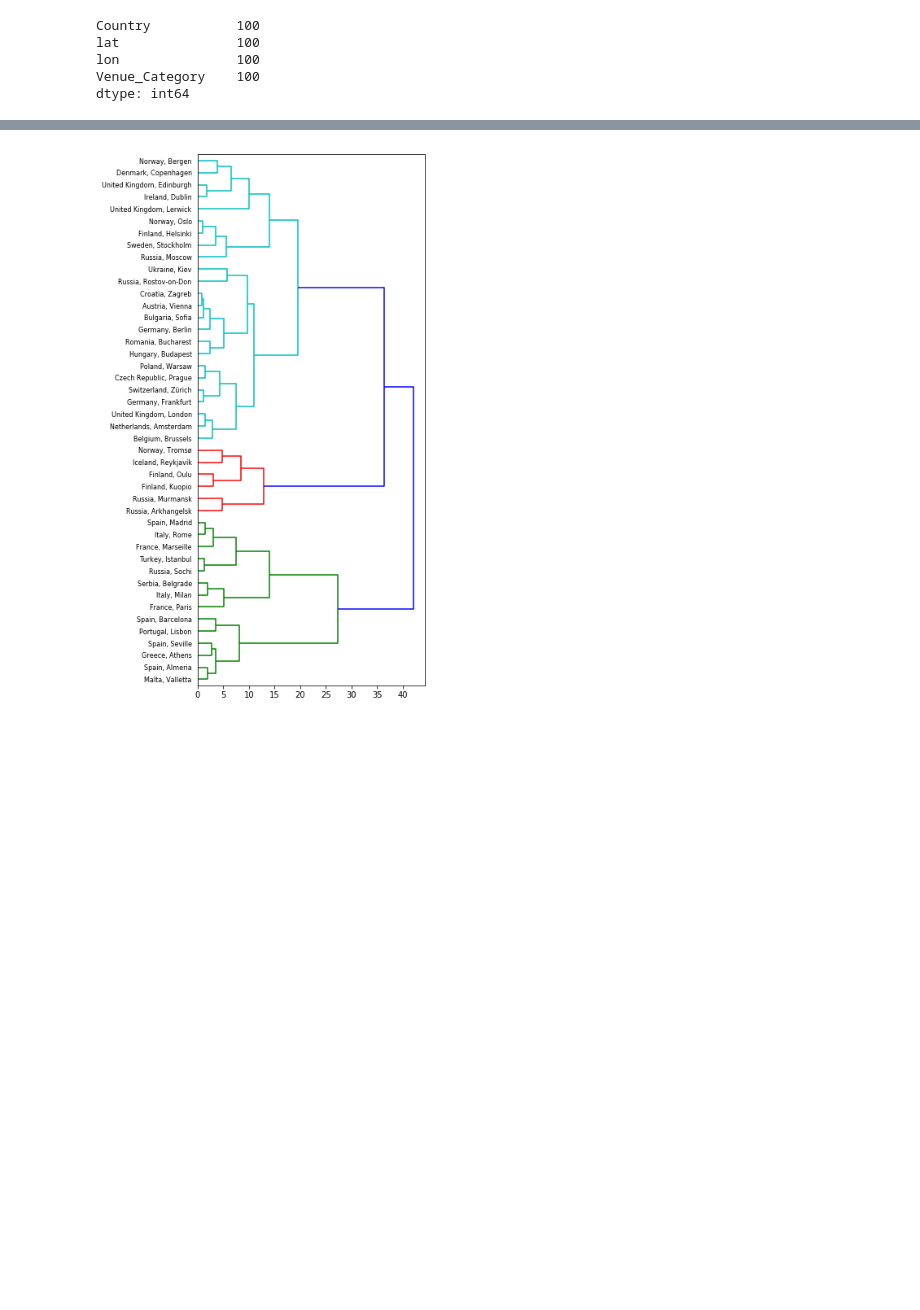
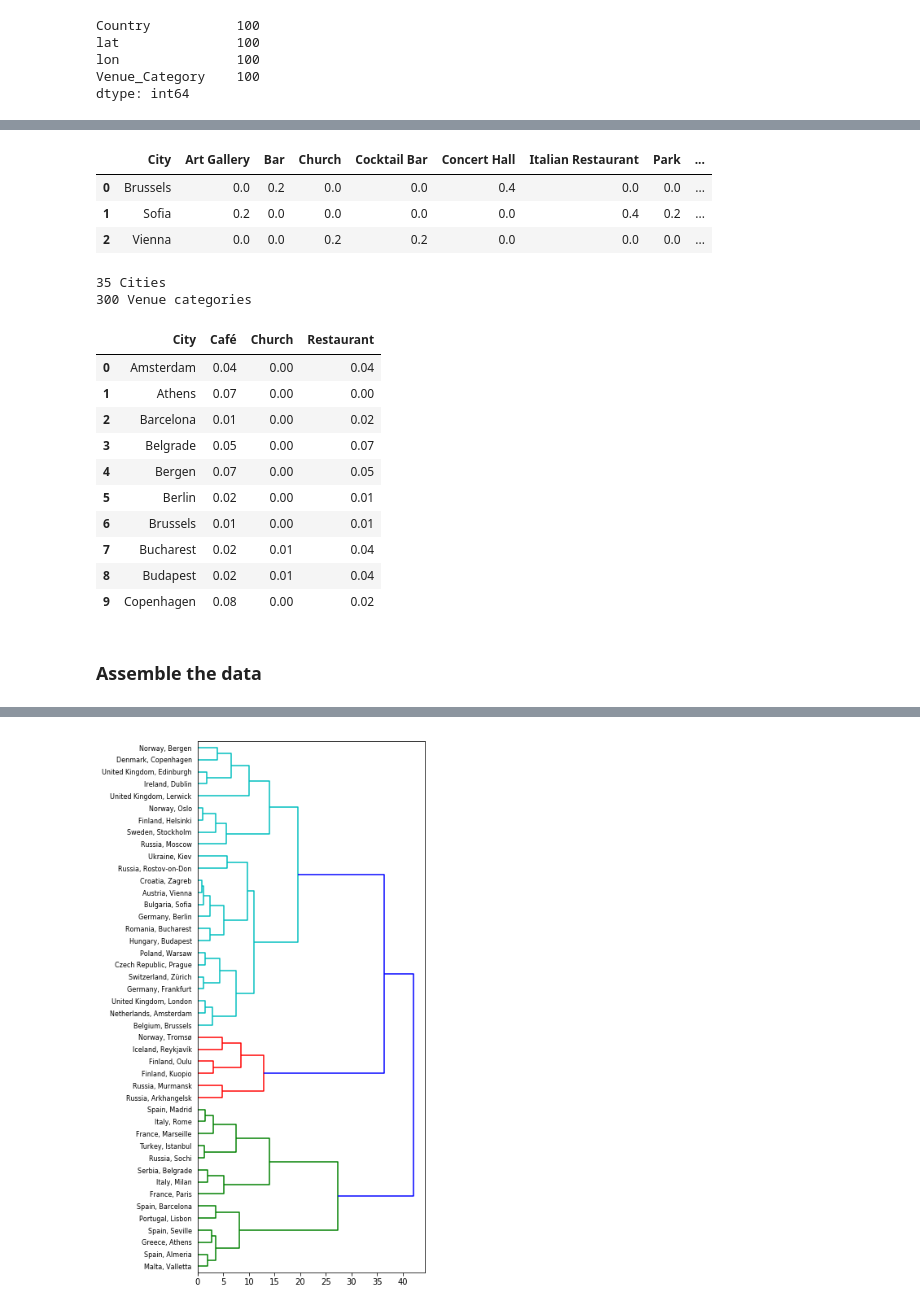
Before and after one commit to rareal/Coursera_Capstone, a Jupyter notebook: Capstone_final_report_code.ipynb, the cells around one changed output, grey strips where cells are left out. Drawn from its saved outputs; the diff is of its cells as text; code cells hidden in the pictures; blank space fills up the shorter version.

```diff
--- a/Capstone_final_report_code.ipynb
+++ b/Capstone_final_report_code.ipynb
@@ -296,0 +289,3 @@ Name: 19, dtype: object
+# %%
+nearby_venues_sel = pd.read_csv('nearby_venues_sel.csv',index_col=0)
+nearby_venues_sel.head()
@@ -296,0 +299,38 @@ Name: 19, dtype: object
+# %%
+# test onehot encoding
+pd.get_dummies(nearby_venues_sel.iloc[np.r_[0:5, 101:106, 201:206],:]\
+               [['City','Venue_Category']].set_index('City'),prefix='',prefix_sep='')\
+                .reset_index().groupby('City').mean().reset_index()
+# %% [output]
+|  | City | Art Gallery | Bar | Church | Cocktail Bar | Concert Hall | Italian Restaurant | Park | ... |
+| 0 | Brussels | 0.0 | 0.2 | 0.0 | 0.0 | 0.4 | 0.0 | 0.0 | ... |
+| 1 | Sofia | 0.2 | 0.0 | 0.0 | 0.0 | 0.0 | 0.4 | 0.2 | ... |
+| 2 | Vienna | 0.0 | 0.0 | 0.2 | 0.2 | 0.0 | 0.0 | 0.0 | ... |
+# %%
+# onehot encoding
+venues_ot = pd.get_dummies(nearby_venues_sel\
+                           [['City','Venue_Category']].set_index('City'),prefix='',prefix_sep='')\
+                            .reset_index().groupby('City').mean().reset_index()
+print(venues_ot.shape[0],'Cities')
+print(venues_ot.shape[1]-1,'Venue categories')
+# %% [output]
+35 Cities
+300 Venue categories
+# %%
+# see the frenquency of common venues
+com = [0]+[list(venues_ot.columns).index(x) for x in ['Café','Church','Restaurant']]
+venues_ot.iloc[:10,com]
+# %% [output]
+|  | City | Café | Church | Restaurant |
+| 0 | Amsterdam | 0.04 | 0.00 | 0.04 |
+| 1 | Athens | 0.07 | 0.00 | 0.00 |
+| 2 | Barcelona | 0.01 | 0.00 | 0.02 |
+| 3 | Belgrade | 0.05 | 0.00 | 0.07 |
+| 4 | Bergen | 0.07 | 0.00 | 0.05 |
+| 5 | Berlin | 0.02 | 0.00 | 0.01 |
+| 6 | Brussels | 0.01 | 0.00 | 0.01 |
+| 7 | Bucharest | 0.02 | 0.01 | 0.04 |
+| 8 | Budapest | 0.02 | 0.01 | 0.04 |
+| 9 | Copenhagen | 0.08 | 0.00 | 0.02 |
+# %% [markdown]
+### Assemble the data
```
Also changed, not shown: parts of 11 cells of this notebook, 3 other files.
